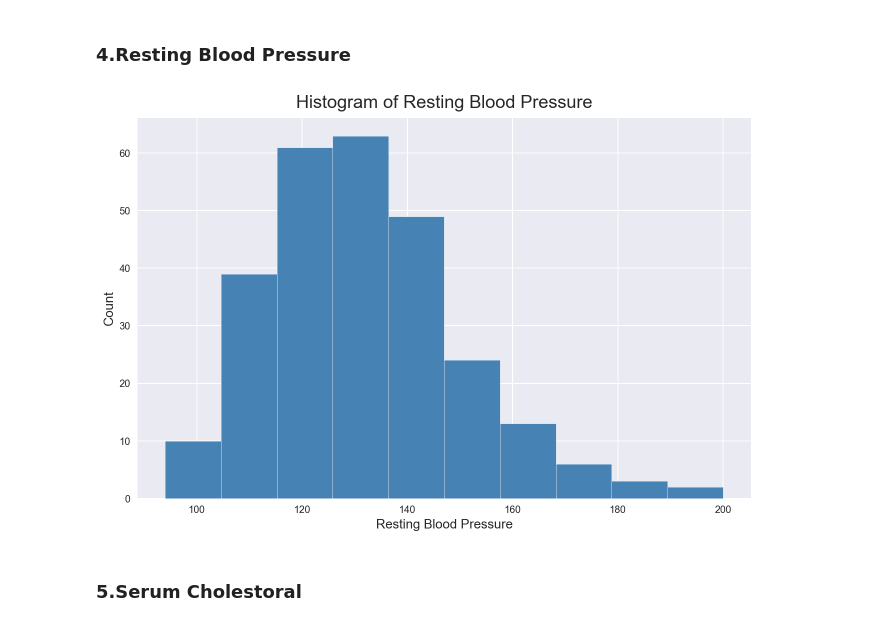
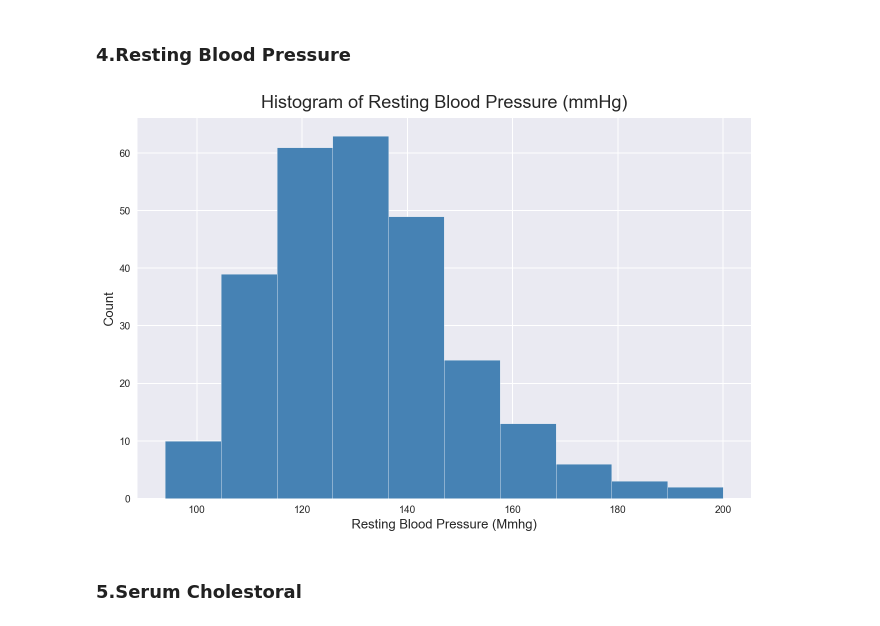
Before and after one commit to Rahulkg007/heart-disease-prediction, a Jupyter notebook: Assignment2.ipynb, the cells around one changed output. Cells and saved outputs as stored; diff of their text form; code cells hidden in the pictures.

```diff
--- a/Assignment2.ipynb
+++ b/Assignment2.ipynb
@@ -47,7 +47,7 @@ import seaborn as sns
 %config InlineBackend.figure_format = 'retina'
 plt.style.use('seaborn')
 # %%
-column_names = ['age','sex','cp_type','resting_bp','serum_cholestoral',
+column_names = ['age','sex','cp_type','resting_bp','serum_cholesterol',
                 'fasting_bs','resting_ec','maximum_heart_rate',
                 'angina','oldpeak','slope','major_vessels','thal','heart_disease']
 
@@ -205,9 +205,9 @@ make_pie_chart(heart, 'cp_type', 'Chest Pain Type')
 # %% [markdown]
 ### 4.Resting Blood Pressure
 # %%
-make_histogram(heart, 'resting_bp', 'Resting Blood Pressure')
+make_histogram(heart, 'resting_bp', 'Resting Blood Pressure (mmHg)')
 # %% [output]
-[figure, old version]
+[figure, new version]
 # %% [markdown]
 ### 5.Serum Cholestoral
 # %%
```
Also changed, not shown: parts of 5 cells of this notebook, 1 other file.
